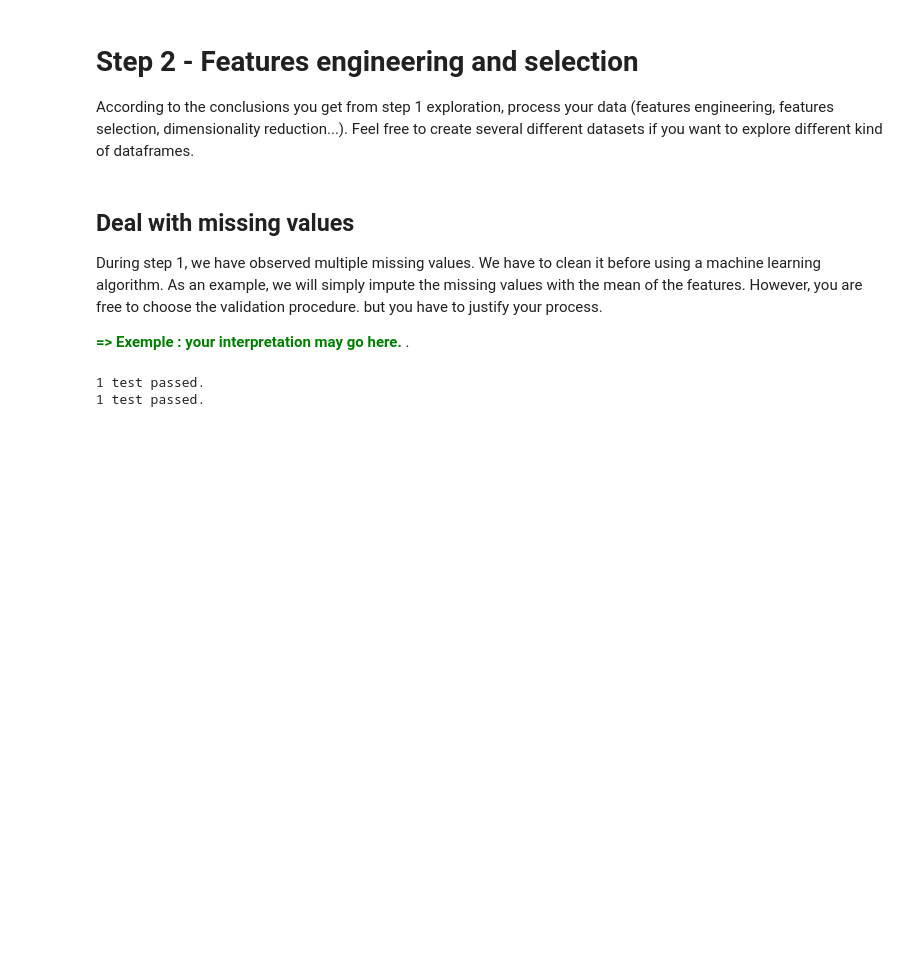
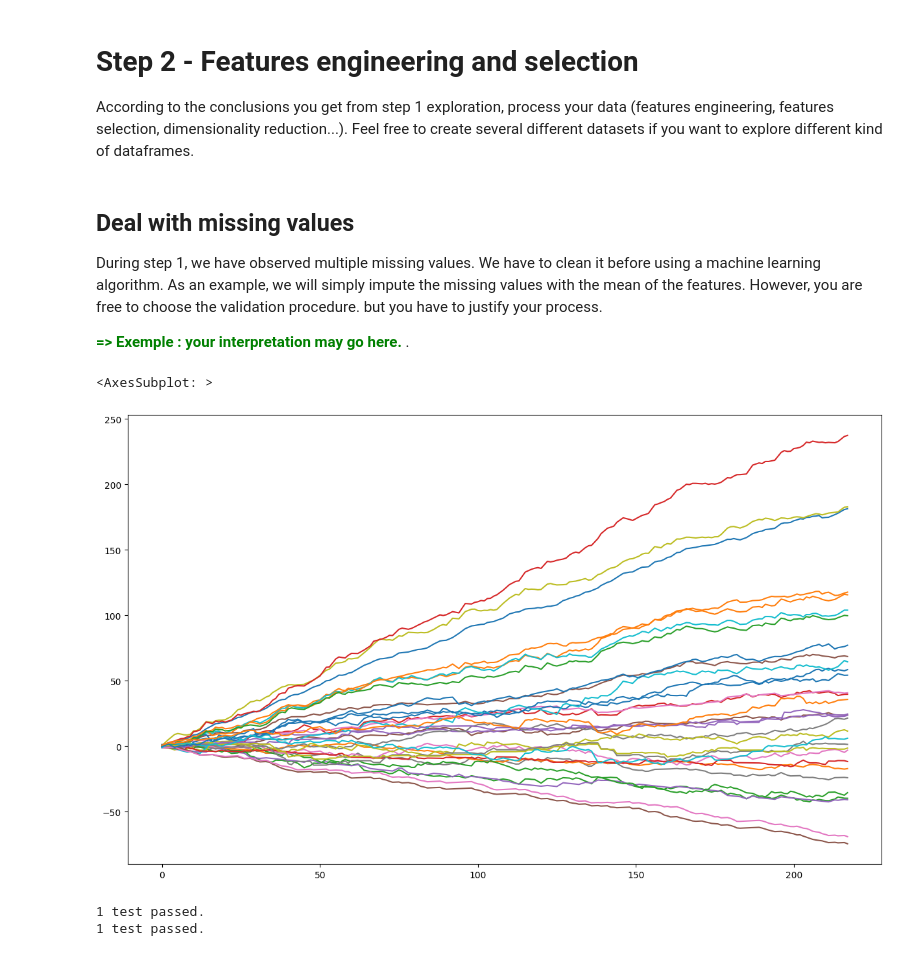
Before and after one commit to ELAARADI/Projects, a Jupyter notebook: QRT_electricity_prices_challenge.ipynb, the cells around one changed output. Cells and saved outputs as stored; diff of their text form; code cells hidden in the pictures; blank space fills up the shorter version.

```diff
--- a/QRT_electricity_prices_challenge.ipynb
+++ b/QRT_electricity_prices_challenge.ipynb
@@ -569,9 +435,21 @@ During step 1, we have observed multiple missing values. We have to clean it bef
 <span style="color:green">**=> Exemple : your interpretation may go here.** </span>.
 # %%
 # For each column, fill with defaut value 0.
-for col in df_train.columns.tolist():
-    df_train[col] = df_train[col].fillna(0)
-    df_test[col] =  df_test[col].fillna(0)
+for col in df_train.drop('COUNTRY',axis=1).columns.tolist():
+    df_train[col] = df_train[col].fillna(df_train[col].mean())
+    df_test[col] =  df_test[col].fillna(df_test[col].mean())
+
+for col in df_train.columns:
+    n_missing_train = df_train[col].isnull().sum()
+    n_missing_test = df_test[col].isnull().sum()
+    if n_missing_train != 0 or n_missing_test != 0:
+        print("Column %s : missing in train set = %s / %s. In test set %s / %s" % (col, n_missing_train, df_train.shape[0], n_missing_test, df_test.shape[0]))
+# %%
+idx = pd.DataFrame(np.arange(0,len(filtered)).reshape(-1,1),columns=['test'],index=filtered).index
+df_train.filter(idx,axis=0).sort_values('DAY_ID').drop(['DAY_ID'],axis=1).reset_index(drop=True).cumsum().plot(legend=False, figsize=(15,9))
+# %% [output]
+<AxesSubplot: >
+[figure, added]
 # %%
 # check we don't have any missing values anymore.
 check_test(df_train.isnull().sum().sum(), 0, "incorrect number of missing values.")
```
Also changed, not shown: parts of 93 cells of this notebook.
